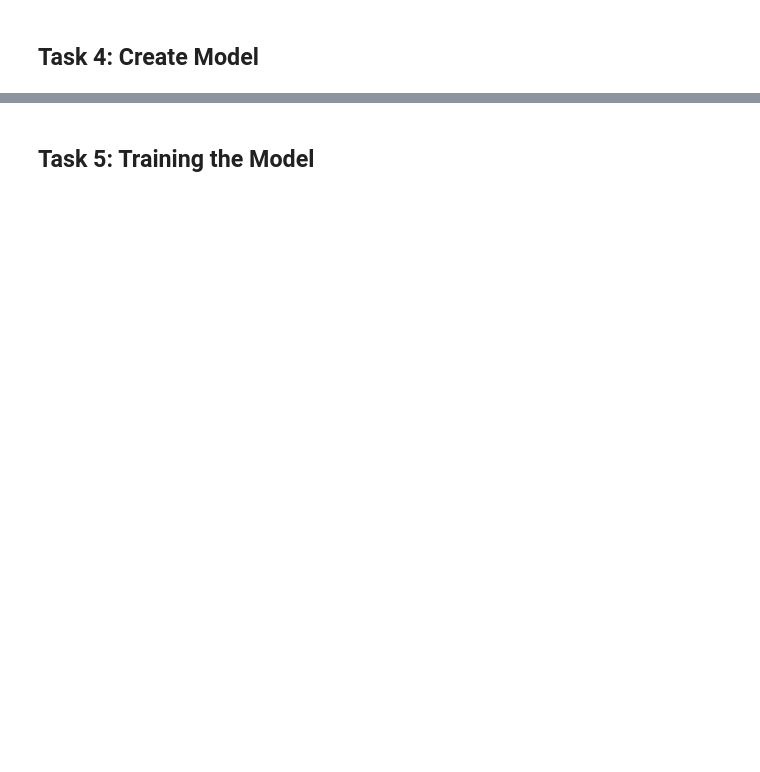
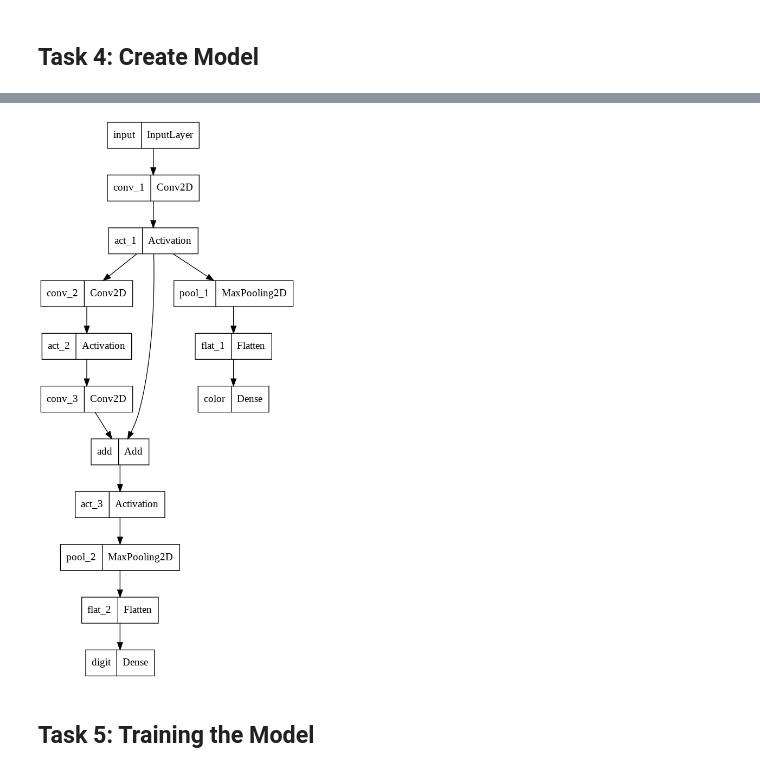
Before and after one commit to hmtkvs/02456-deep-learning-with-PyTorch, a Jupyter notebook: Creating_Multi_Task_Models_With_Keras_Starter.ipynb, the cells around one changed output, grey strips where cells are left out. Saved outputs shown, nothing was run; the diff lists cells and outputs as text; code cells hidden in the pictures; blank space fills up the shorter version.

```diff
--- a/Creating_Multi_Task_Models_With_Keras_Starter.ipynb
+++ b/Creating_Multi_Task_Models_With_Keras_Starter.ipynb
@@ -73,0 +74,35 @@ from tensorflow.keras.layers import Input, Conv2D, Activation, MaxPool2D, Flatte
+# %%
+from tensorflow.keras.layers import Input, Conv2D, Activation, MaxPool2D, Flatten, Add, Dense
+
+input_ = Input(shape=(28,28,3), name='input')
+conv_1 = Conv2D(32, 3, name='conv_1')(input_)
+act_1 = Activation('relu', name='act_1')(conv_1)
+
+pool_1 = MaxPool2D(4, name='pool_1')(act_1)
+flat_1 = Flatten(name='flat_1')(pool_1)
+
+color = Dense(1, activation='sigmoid', name='color')(flat_1)
+
+conv_2 = Conv2D(32, 3, padding='same', name='conv_2')(act_1)
+act_2 = Activation('relu', name='act_2')(conv_2)
+
+conv_3 = Conv2D(32, 3, padding='same', name='conv_3')(act_2)
+add = Add(name='add')([act_1, conv_3])
+act_3 = Activation('relu', name='act_3')(add)
+
+pool_2 = MaxPool2D(4, name='pool_2')(act_3)
+flat_2 = Flatten(name='flat_2')(pool_2)
+
+digit = Dense(10, activation='softmax', name='digit')(flat_2)
+
+model = tf.keras.models.Model(input_, [digit, color])
+
+model.compile(
+    loss={
+        'digit': 'sparse_categorical_crossentropy',
+        'color': 'binary_crossentropy'
+    },
+    optimizer='adam',
+    metrics=['accuracy']
+)
+model.summary()
@@ -74,3 +127,7 @@ from tensorflow.keras.layers import Input, Conv2D, Activation, MaxPool2D, Flatte
+# %%
+tf.keras.utils.plot_model(model)
+# %% [output]
+[figure, added]
 # %% [markdown]
 ## Task 5: Training the Model
 # %%
```
Also changed, not shown: parts of 10 cells of this notebook.
